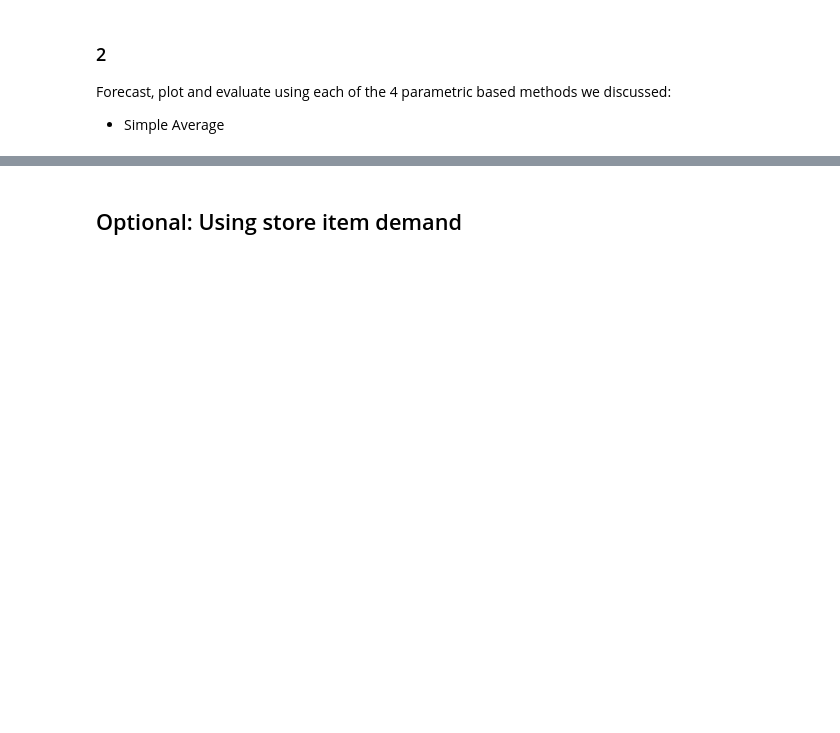
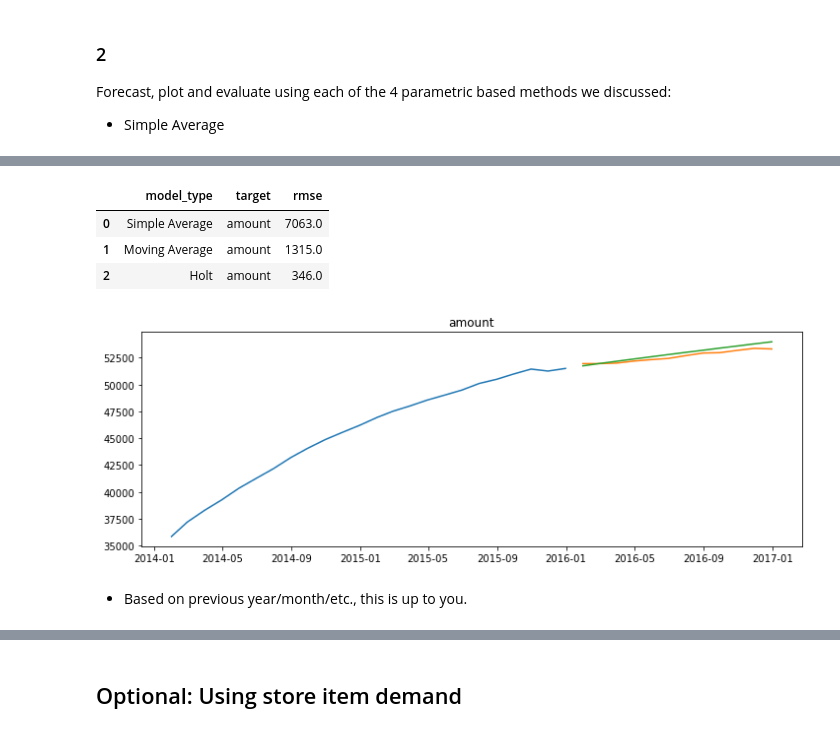
Before and after one commit to alegarcia-dev/time-series-exercises, a Jupyter notebook: model.ipynb, the cells around one changed output, grey strips where cells are left out. Saved outputs shown, nothing was run; the diff lists cells and outputs as text; code cells hidden in the pictures; blank space fills up the shorter version.

```diff
--- a/model.ipynb
+++ b/model.ipynb
@@ -120,0 +183,3 @@ Forecast, plot and evaluate using each of the 4 parametric based methods we disc
+# %%
+predictions = pd.DataFrame(predictions, columns = ['amount'], index = predictions.index)
+predictions.head()
@@ -120,0 +193,14 @@ Forecast, plot and evaluate using each of the 4 parametric based methods we disc
+# %%
+eval_df = append_eval_df('Holt', 'amount', validate, predictions, eval_df)
+eval_df
+# %% [output]
+|  | model_type | target | rmse |
+| 0 | Simple Average | amount | 7063.0 |
+| 1 | Moving Average | amount | 1315.0 |
+| 2 | Holt | amount | 346.0 |
+# %%
+plot_forecast('amount', train, validate, predictions)
+# %% [output]
+[figure, added]
+# %% [markdown]
+- Based on previous year/month/etc., this is up to you.
```
Also changed, not shown: parts of 44 cells of this notebook, 1 other file.
